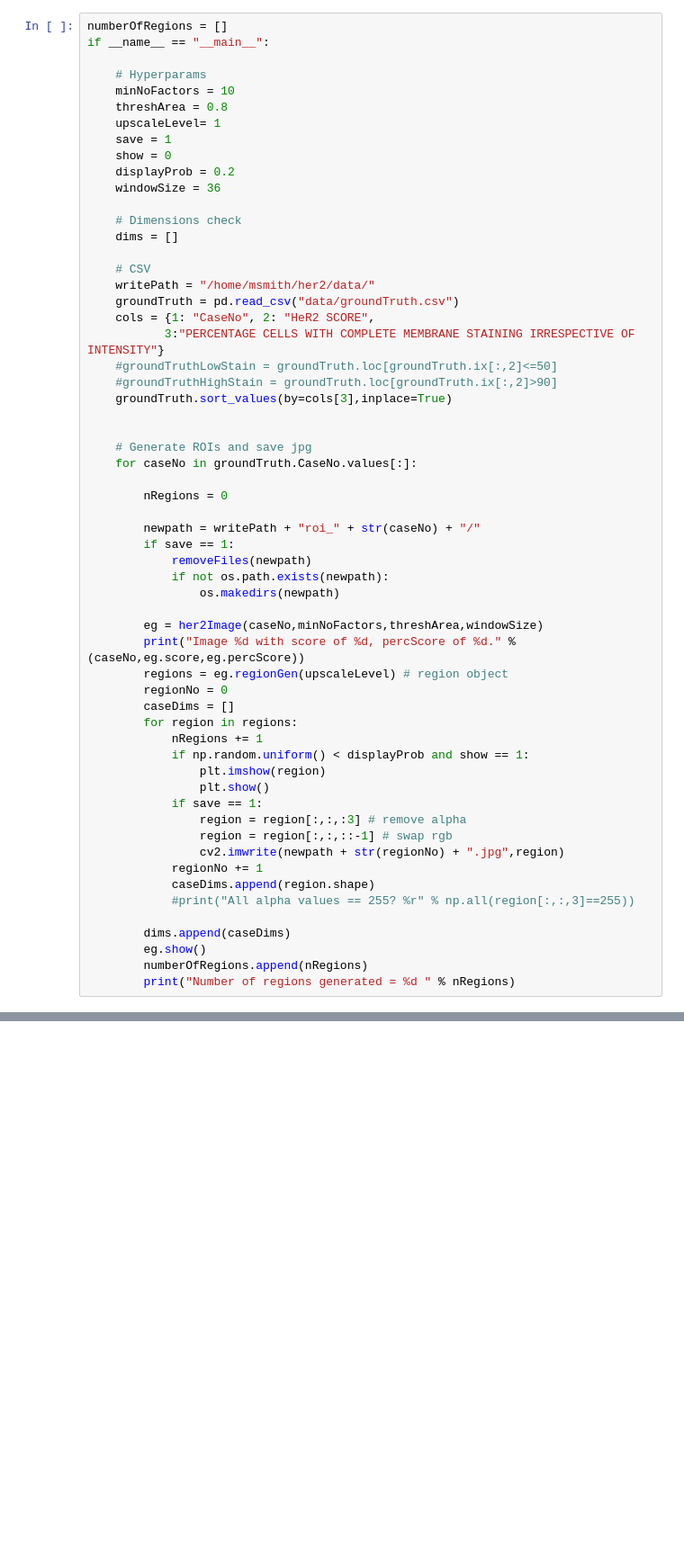
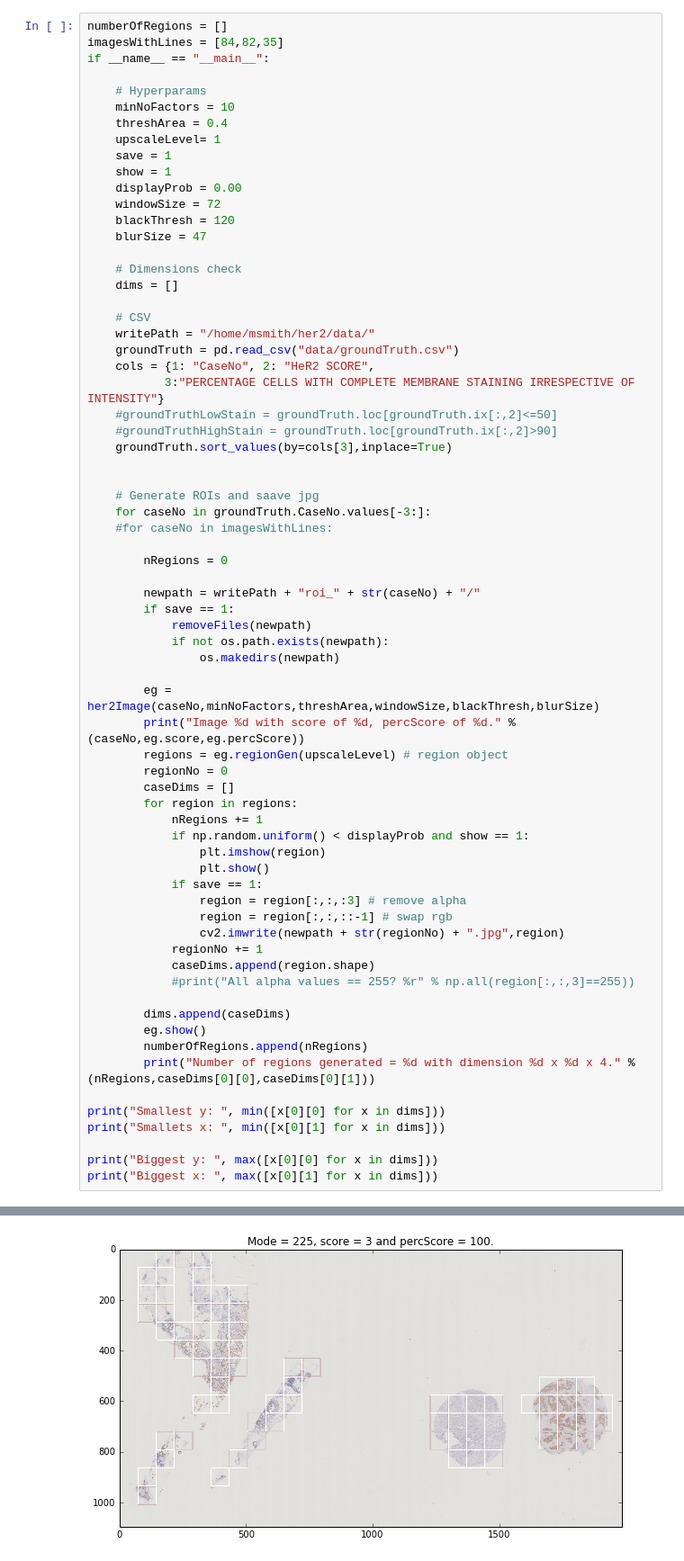
Before and after one commit to mattdns1006/her2, a Jupyter notebook: her2Image.ipynb, the cells around one changed output, grey strips where cells are left out. Shown: that part at 90% size. Saved outputs shown, nothing was run; the diff lists cells and outputs as text; blank space fills up the shorter version.

```diff
--- a/her2Image.ipynb
+++ b/her2Image.ipynb
@@ -196,16 +212,19 @@ class her2Image():
             yield region
 # %%
 numberOfRegions = []
+imagesWithLines = [84,82,35]
 if __name__ == "__main__":
 
     # Hyperparams
     minNoFactors = 10
-    threshArea = 0.8
+    threshArea = 0.4
     upscaleLevel= 1
     save = 1
-    show = 0
-    displayProb = 0.2
-    windowSize = 36
+    show = 1
+    displayProb = 0.00
+    windowSize = 72
+    blackThresh = 120
+    blurSize = 47
 
     # Dimensions check
     dims = []
@@ -220,8 +239,9 @@ if __name__ == "__main__":
     groundTruth.sort_values(by=cols[3],inplace=True)
 
 
-    # Generate ROIs and save jpg
-    for caseNo in groundTruth.CaseNo.values[:]:
+    # Generate ROIs and saave jpg
+    for caseNo in groundTruth.CaseNo.values[-3:]:
+    #for caseNo in imagesWithLines:
 
         nRegions = 0
 
@@ -231,7 +251,7 @@ if __name__ == "__main__":
             if not os.path.exists(newpath):
                 os.makedirs(newpath)
 
-        eg = her2Image(caseNo,minNoFactors,threshArea,windowSize)
+        eg = her2Image(caseNo,minNoFactors,threshArea,windowSize,blackThresh,blurSize)
         print("Image %d with score of %d, percScore of %d." % (caseNo,eg.score,eg.percScore))
         regions = eg.regionGen(upscaleLevel) # region object
         regionNo = 0
@@ -252,4 +272,11 @@ if __name__ == "__main__":
         dims.append(caseDims)
         eg.show()
         numberOfRegions.append(nRegions)
-        print("Number of regions generated = %d " % nRegions)
+        print("Number of regions generated = %d with dimension %d x %d x 4." % (nRegions,caseDims[0][0],caseDims[0][1]))
+
+print("Smallest y: ", min([x[0][0] for x in dims]))
+print("Smallets x: ", min([x[0][1] for x in dims]))
+
+print("Biggest y: ", max([x[0][0] for x in dims]))
+print("Biggest x: ", max([x[0][1] for x in dims]))
+# %% [output]
@@ -255,0 +284 @@ if __name__ == "__main__":
+[figure, added]
```
Also changed, not shown: parts of 3 cells of this notebook, 5 other files.
